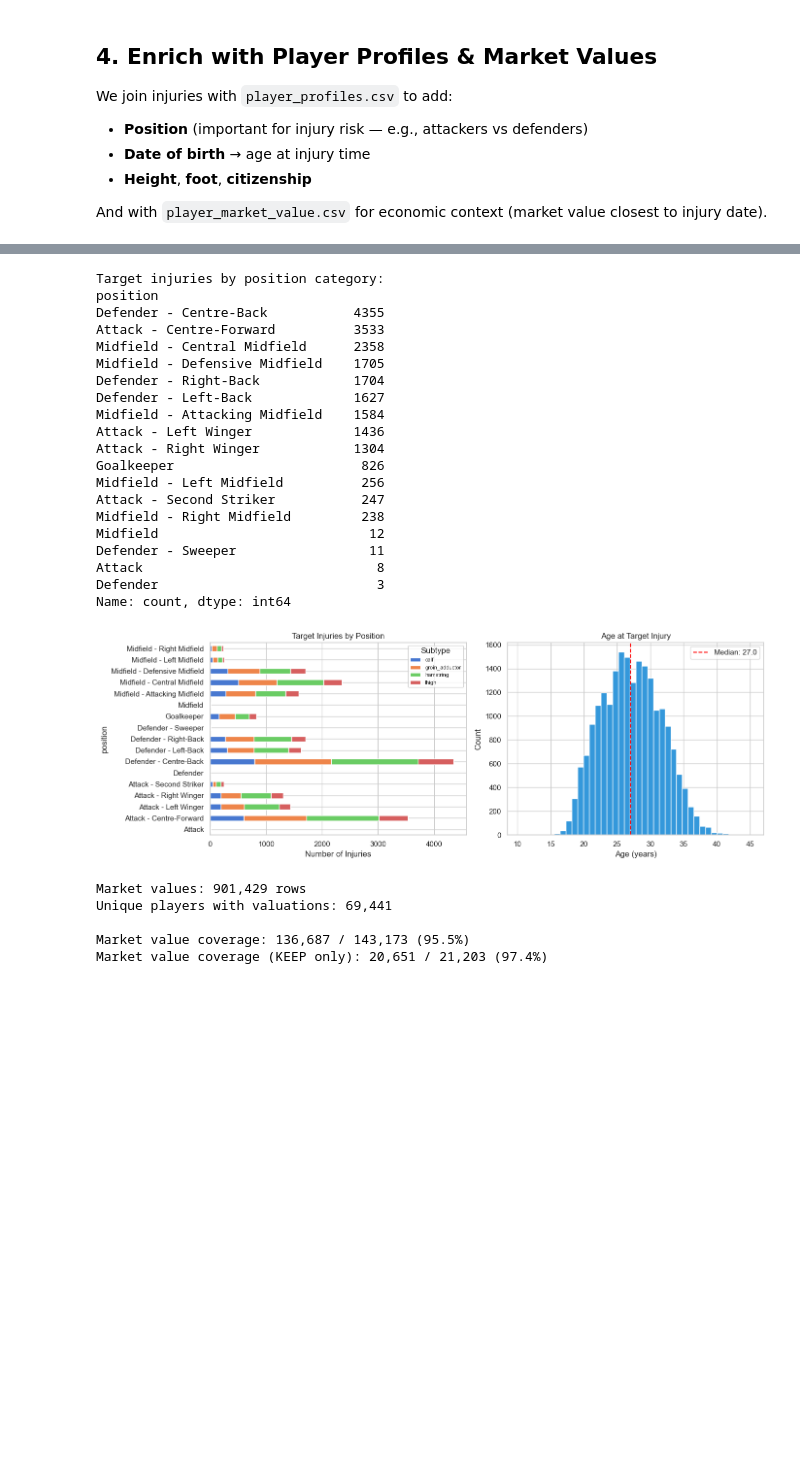
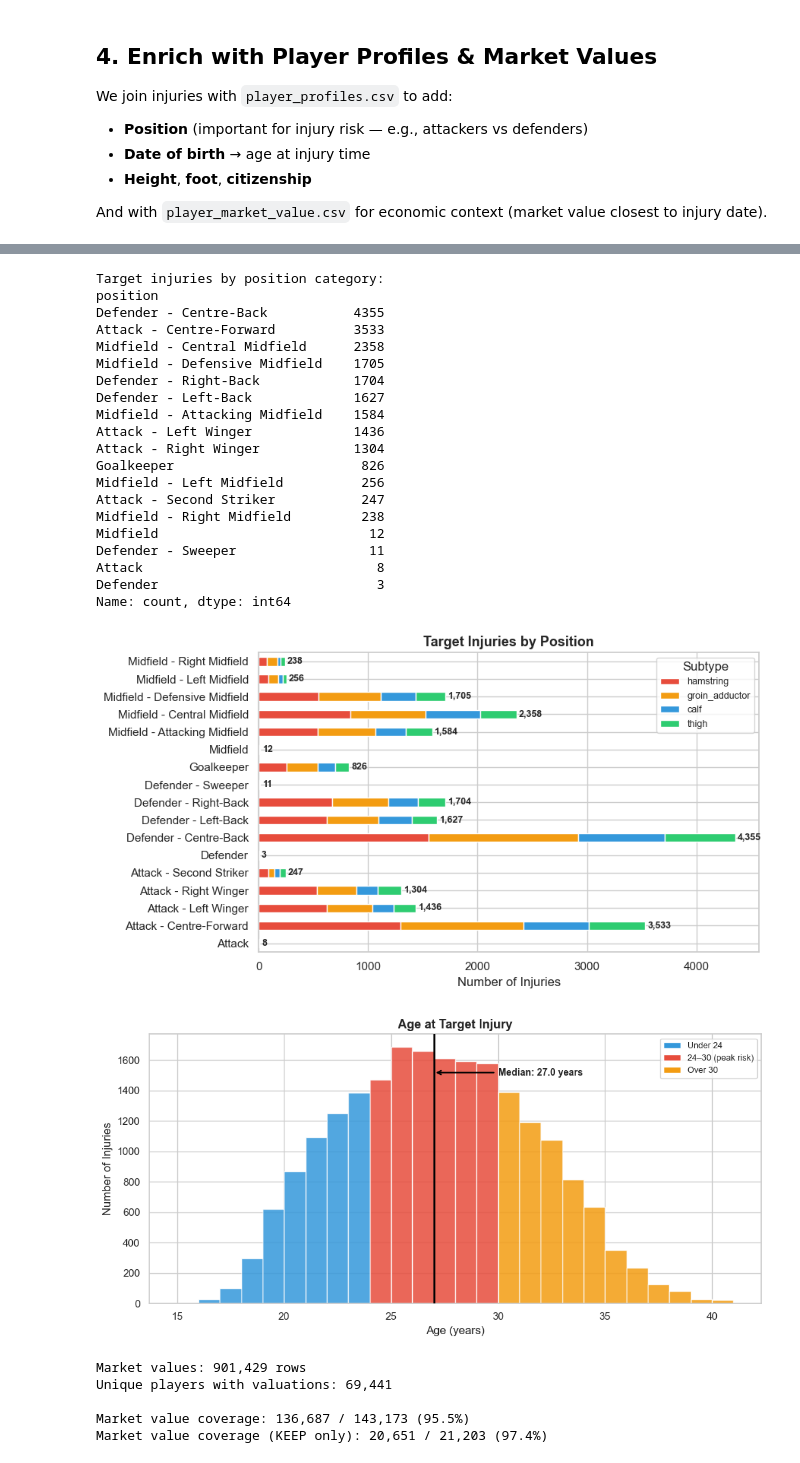
Before and after one commit to ozifrs/football-injury-risk-prediction, a Jupyter notebook: notebooks/01_football_datasets_exploration.ipynb, the cells around one changed output, grey strips where cells are left out. Cells and saved outputs as stored; diff of their text form; code cells hidden in the pictures; blank space fills up the shorter version.

```diff
--- a/notebooks/01_football_datasets_exploration.ipynb
+++ b/notebooks/01_football_datasets_exploration.ipynb
@@ -663,51 +695,90 @@ keep_enriched = injuries_enriched[injuries_enriched["label_category"] == "keep"]
 print("Target injuries by position category:")
 pos_counts = keep_enriched["position"].value_counts()
 print(pos_counts)
 
-# Visualize: injury subtypes by position
-fig, axes = plt.subplots(1, 2, figsize=(14, 5))
+# ── Plot 1: Target injuries by position & subtype ────────────────────
+fig, ax = plt.subplots(figsize=(9, 5))
+palette = {"hamstring": "#e74c3c", "groin_adductor": "#f39c12",
+           "calf": "#3498db", "thigh": "#2ecc71"}
+pos_sub = keep_enriched.groupby(["position", "injury_subtype"]).size().unstack(fill_value=0)
+pos_sub = pos_sub[["hamstring", "groin_adductor", "calf", "thigh"]]
+pos_sub.plot.barh(stacked=True, ax=ax, color=[palette[c] for c in pos_sub.columns])
+ax.set_title("Target Injuries by Position", fontsize=13, fontweight="bold")
+ax.set_xlabel("Number of Injuries")
+ax.set_ylabel("")
+ax.legend(title="Subtype", fontsize=9)
+# Add total count labels
+for i, (idx, row) in enumerate(pos_sub.iterrows()):
+    ax.text(row.sum() + 20, i, f'{int(row.sum()):,}', va='center', fontsize=9, fontweight='bold')
+plt.tight_layout()
+plt.show()
 
-# Left: injuries by position
-pos_sub = keep_enriched.groupby(["position", "injury_subtype"]).size().unstack(fill_value=0)
-pos_sub.plot.barh(stacked=True, ax=axes[0])
-axes[0].set_title("Target Injuries by Position")
-axes[0].set_xlabel("Number of Injuries")
-axes[0].legend(title="Subtype", fontsize=8)
+# ── Plot 2: Age distribution at injury with risk zones ───────────────
+fig, ax = plt.subplots(figsize=(10, 5))
 
-# Right: age distribution at injury
-keep_enriched["age_at_injury"].dropna().hist(bins=40, ax=axes[1],
-                                              color="#3498db", edgecolor="white")
-axes[1].set_title("Age at Target Injury")
-axes[1].set_xlabel("Age (years)")
-axes[1].set_ylabel("Count")
-axes[1].axvline(x=keep_enriched["age_at_injury"].median(), color="red",
-                linestyle="--", label=f"Median: {keep_enriched['age_at_injury'].median():.1f}")
-axes[1].legend()
+ages = keep_enriched["age_at_injury"].dropna()
+bins = np.arange(15, 42, 1)  # 1-year bins
+
+# Color bars by age zone
+counts, bin_edges, patches = ax.hist(ages, bins=bins, edgecolor="white", alpha=0.85)
+median_age = ages.median()
+
+for patch, left_edge in zip(patches, bin_edges[:-1]):
+    center = left_edge + 0.5
+    if center < 24:
+        patch.set_facecolor("#3498db")   # young
+    elif center <= 30:
+        patch.set_facecolor("#e74c3c")   # peak risk
+    else:
+        patch.set_facecolor("#f39c12")   # senior
+
+# Median line
+ax.axvline(x=median_age, color="black", linewidth=2, linestyle="-", zorder=5)
+ax.annotate(f"Median: {median_age:.1f} years",
+            xy=(median_age, max(counts) * 0.9),
+            xytext=(median_age + 3, max(counts) * 0.9),
+            fontsize=10, fontweight="bold",
+            arrowprops=dict(arrowstyle="->", color="black", lw=1.5),
+            va="center")
+
+ax.set_title("Age at Target Injury", fontsize=13, fontweight="bold")
+ax.set_xlabel("Age (years)")
+ax.set_ylabel("Number of Injuries")
+
+# Legend for age zones
+from matplotlib.patches import Patch
+legend_elements = [
+    Patch(facecolor="#3498db", label="Under 24"),
+    Patch(facecolor="#e74c3c", label="24–30 (peak risk)"),
+    Patch(facecolor="#f39c12", label="Over 30"),
+]
+ax.legend(handles=legend_elements, fontsize=9, loc="upper right")
 
 plt.tight_layout()
 plt.show()
 # %% [output]
 Target injuries by position category:
 position
 Defender - Centre-Back           4355
 Attack - Centre-Forward          3533
 Midfield - Central Midfield      2358
 Midfield - Defensive Midfield    1705
 Defender - Right-Back            1704
 Defender - Left-Back             1627
 Midfield - Attacking Midfield    1584
 Attack - Left Winger             1436
 Attack - Right Winger            1304
 Goalkeeper                        826
 Midfield - Left Midfield          256
 Attack - Second Striker           247
 Midfield - Right Midfield         238
 Midfield                           12
 Defender - Sweeper                 11
 Attack                              8
 Defender                            3
 Name: count, dtype: int64
-[figure, old version]
+[figure, new version]
+[figure, added]
 # %%
 # Load market values
 market_values = pd.read_csv(DATA_ROOT / "player_market_value" / "player_market_value.csv")
```
Also changed, not shown: parts of 5 cells of this notebook, 19 other files.
